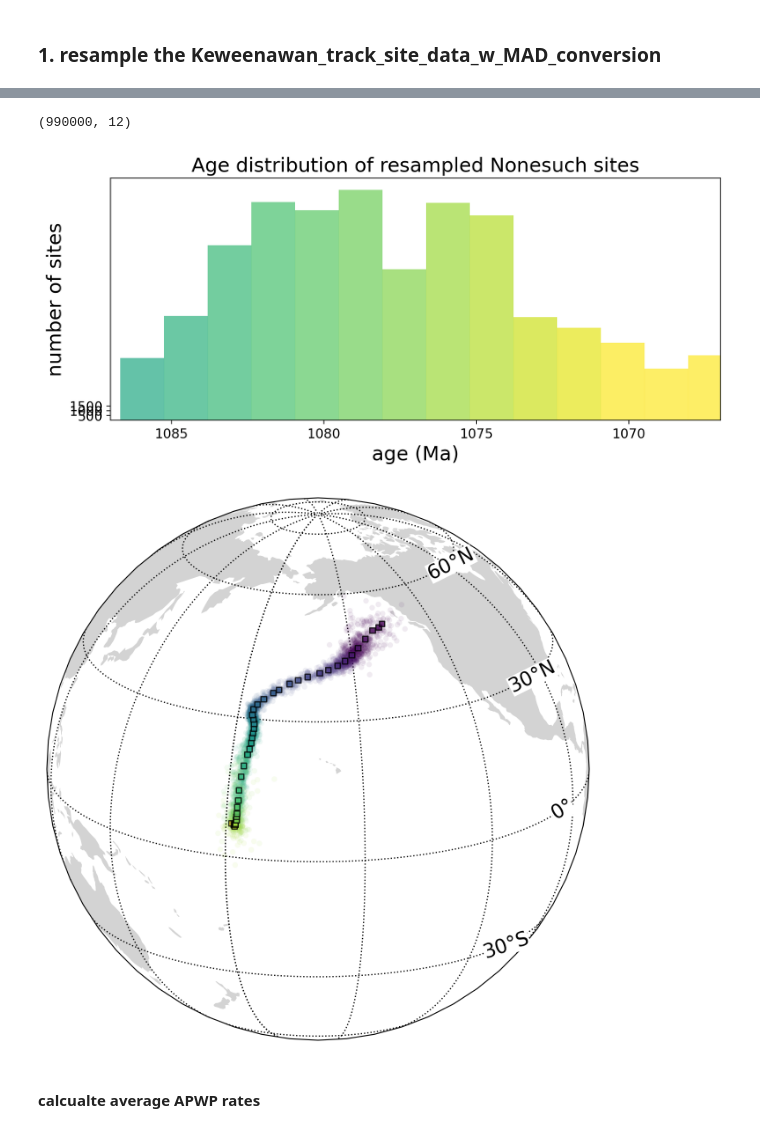
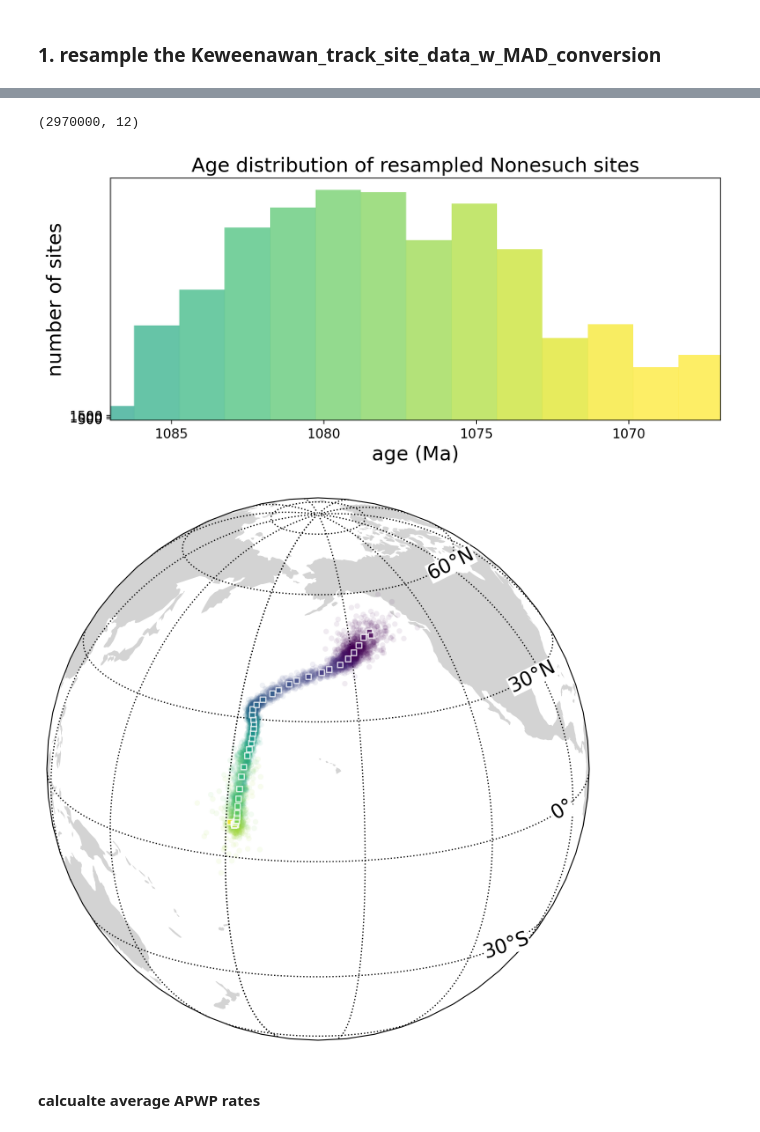
Before and after one commit to PolarWandering/APWP_StratModels, a Jupyter notebook: code/02_APWP_age_model.ipynb, the cells around one changed output, grey strips where cells are left out. Saved outputs shown, nothing was run; the diff lists cells and outputs as text; code cells hidden in the pictures.

```diff
--- a/code/02_APWP_age_model.ipynb
+++ b/code/02_APWP_age_model.ipynb
@@ -165,7 +157,7 @@ seds_f_df
 # %%
 np.random.seed(2024)
 
-n_sims = 1000
+n_sims = 3000
 # %% [markdown]
 ### 1. resample the Keweenawan_track_site_data_w_MAD_conversion
 # %%
@@ -182,7 +179,7 @@ df_ultimate_RM_ensemble_w_MAD, pseudo_ultimate_sites_ensemble_w_MAD = ultimate_e
 # %%
 pseudo_ultimate_sites_ensemble_w_MAD.shape
 # %% [output]
-(990000, 12)
+(2970000, 12)
 # %%
 resampled_Oronto = pseudo_ultimate_sites_ensemble_w_MAD[(pseudo_ultimate_sites_ensemble_w_MAD['study']=='Nonesuch Formation') | (pseudo_ultimate_sites_ensemble_w_MAD['study']=='Freda Formation')]['age']
 
@@ -212,7 +209,7 @@ plt.title('Age distribution of resampled Nonesuch sites', fontsize=18)
 # plt.savefig('../figure/Nonesuch_site_age_hist.pdf', dpi=300, bbox_inches='tight', transparent=True)
 plt.show()
 # %% [output]
-[figure, old version]
+[figure, new version]
 # %%
 ultimate_ensemble_rates = pd.DataFrame()
 for j in range(n_sims):
@@ -255,7 +252,7 @@ mean_ages = ensemble_PC_eff_age.X[~np.isnan(ensemble_PC_eff_age.PC(quantile)[0])
 # %%
 ax = ipmag.make_orthographic_map(200, 20, land_edge_color='none', land_color='lightgrey')
 
-n_shown = 3000
+n_shown = 5000
 df_ultimate_RM_ensemble_w_MAD_sampled = df_ultimate_RM_ensemble_w_MAD.sample(n=n_shown, random_state=2024).reset_index(drop=True)
 
 ipmag.plot_poles_colorbar(ax, df_ultimate_RM_ensemble_w_MAD_sampled['plon'], df_ultimate_RM_ensemble_w_MAD_sampled['plat'],
@@ -268,7 +265,7 @@ ipmag.plot_poles_colorbar(ax, mean_plons, mean_plats,
                           np.zeros(len(mean_plons)), marker='s',
                             colorvalues=mean_ages, vmin=1070, vmax=1110,
                             colormap='viridis_r',
-                            alpha=0.8, edgecolor='k', colorbar=0)
+                            alpha=0.8, edgecolor='white', colorbar=0)
 
 # Add latitude labels inside the right globe boundary and rotate along latitude lines.
 label_lons = [245.0, 260.0, 255.0, 255.0]
@@ -290,34 +287,34 @@ for lat, label_lon in zip([-30, 0, 30, 60], label_lons):
     p0 = ax.transData.transform((x0, y0))
     p1 = ax.transData.transform((x1, y1))
     angle = np.degrees(np.arctan2(p1[1] - p0[1], p1[0] - p0[0]))
     if angle > 90:
         angle -= 180
     elif angle < -90:
         angle += 180
 
     if lat == 0:
         lat_label = '0°'
     else:
         lat_label = f"{abs(lat)}°{'N' if lat > 0 else 'S'}"
 
     ax.text(
         x0,
         y0,
         lat_label,
         transform=ax.transData,
         ha='left',
         va='center',
         rotation=angle,
         rotation_mode='anchor',
         fontsize=16,
         zorder=20,
         bbox=dict(facecolor='white', edgecolor='none', alpha=1.0, pad=0.25)
     )
 
 
 plt.savefig('../figure/Keweenawan_ultimate_ensemble_VGPs.png', dpi=300, bbox_inches='tight')
 # %% [output]
-[figure, old version]
+[figure, new version]
 # %% [markdown]
 #### calcualte average APWP rates
 # %%
```
Also changed, not shown: parts of 14 cells of this notebook.
